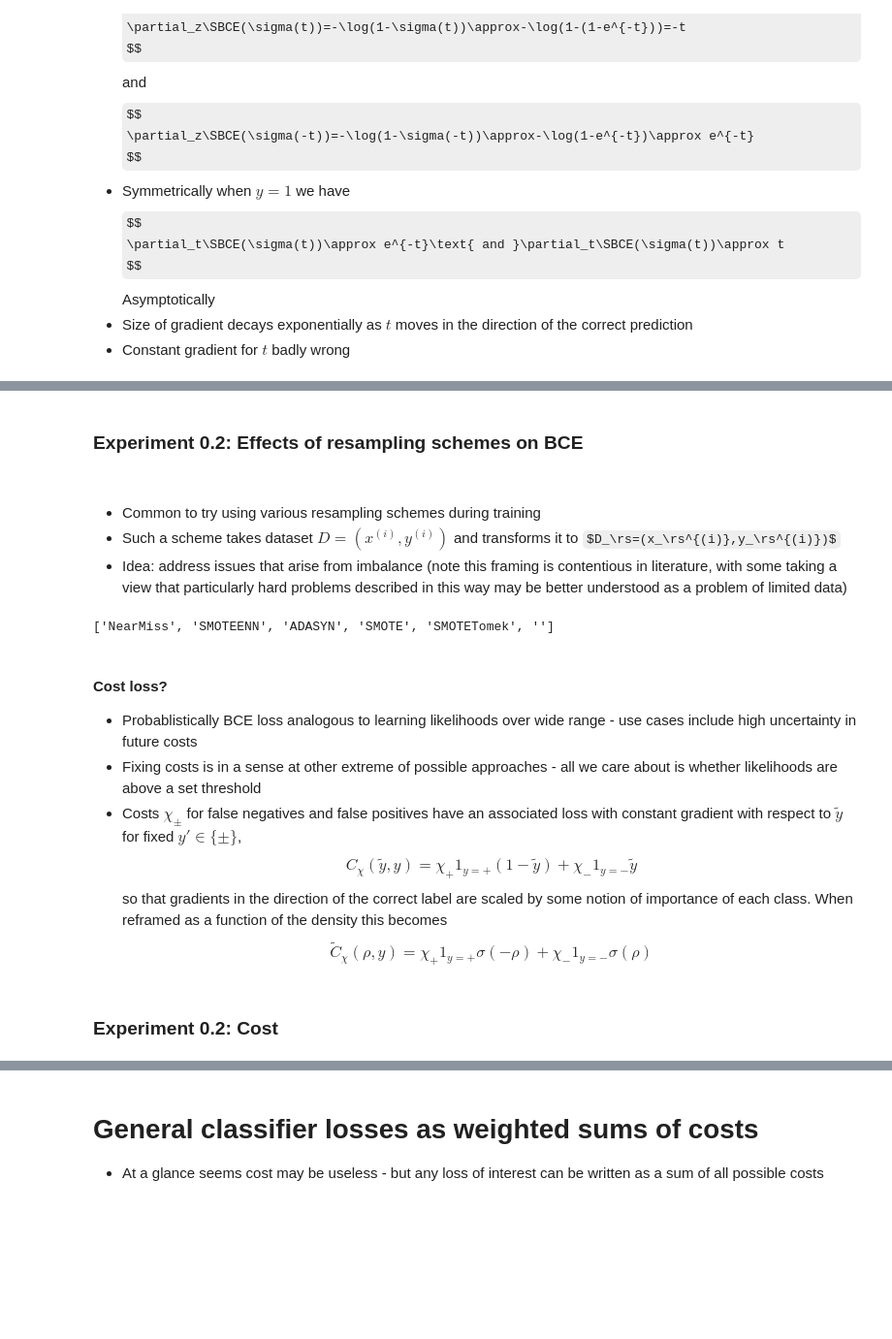
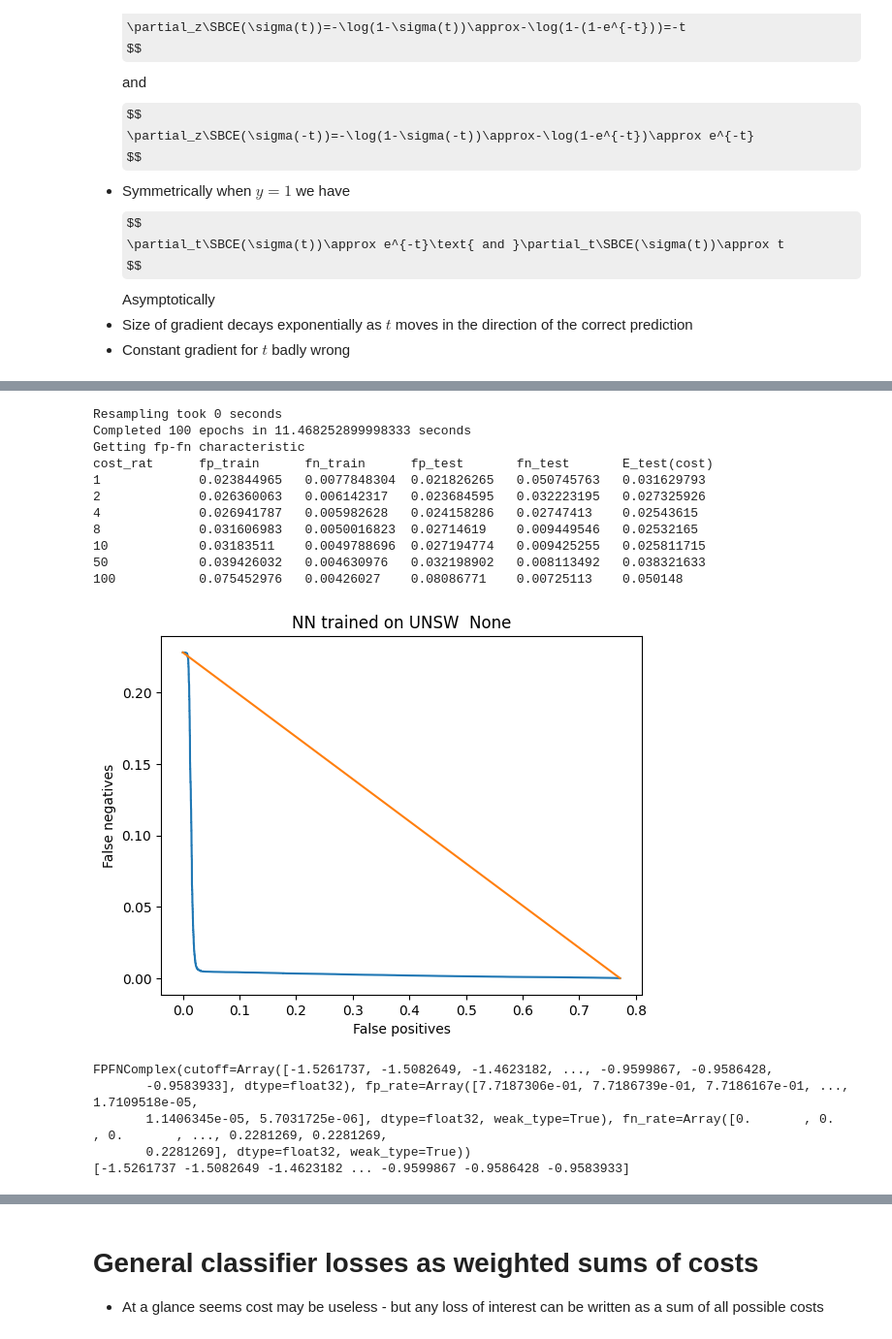
Before and after one commit to gleebourn/constraintawareml, a Jupyter notebook: bitsnlat.ipynb, the cells around one changed output, grey strips where cells are left out. Shown at 97% size. Saved outputs shown, nothing was run; the diff lists cells and outputs as text; code cells hidden in the pictures; some formulas as TeX source; blank space fills up the shorter version.

```diff
--- a/bitsnlat.ipynb
+++ b/bitsnlat.ipynb
@@ -367,10 +381,0 @@ cost_rat      fp_bayes      fn_bayes      fp_optimal    fn_optimal    fp_test
-# %% [markdown]
-### Experiment 0.2: Effects of resampling schemes on BCE
-$\newcommand\rs{\texttt{rs}}$
-- Common to try using various resampling schemes during training
-- Such a scheme takes dataset $D=(x^{(i)},y^{(i)})$ and transforms it to $D_\rs=(x_\rs^{(i)},y_\rs^{(i)})$
-- Idea: address issues that arise from imbalance (note this framing is contentious in literature, with some taking a view that particularly hard problems described in this way may be better understood as a problem of limited data)
-# %%
-print(resamplers_list)
-# %% [output]
-['NearMiss', 'SMOTEENN', 'ADASYN', 'SMOTE', 'SMOTETomek', '']
@@ -384,15 +381,0 @@ for rs in resamplers_list:
-# %% [markdown]
-#### Cost loss?
-- Probablistically BCE loss analogous to learning likelihoods over wide range - use cases include high uncertainty in future costs
-- Fixing costs is in a sense at other extreme of possible approaches - all we care about is whether likelihoods are above a set threshold
-- Costs $\chi_\pm$ for false negatives and false positives have an associated loss with constant gradient with respect to $\tilde y$ for fixed $y'\in\{\pm\}$,
-$$
-C_\chi(\tilde y,y)=\chi_+1_{y=+}(1-\tilde y)+\chi_-1_{y=-}\tilde y
-$$
-so that gradients in the direction of the correct label are scaled by some notion of importance of each class.
-When reframed as a function of the density this becomes
-$$
-\widetilde C_\chi(\rho,y)=\chi_+1_{y=+}\sigma(-\rho)+\chi_-1_{y=-}\sigma(\rho)
-$$
-# %% [markdown]
-### Experiment 0.2: Cost
@@ -411,0 +382,22 @@ for cr in cost_rats+[200,400]:
+# %%
+nn_bce.fit()
+nn_bce.report()
+nn_bce.plot()
+# %% [output]
+Resampling took 0 seconds
+Completed 100 epochs in 11.468252899998333 seconds
+Getting fp-fn characteristic
+cost_rat      fp_train      fn_train      fp_test       fn_test       E_test(cost)
+1             0.023844965   0.0077848304  0.021826265   0.050745763   0.031629793
+2             0.026360063   0.006142317   0.023684595   0.032223195   0.027325926
+4             0.026941787   0.005982628   0.024158286   0.02747413    0.02543615
+8             0.031606983   0.0050016823  0.02714619    0.009449546   0.02532165
+10            0.03183511    0.0049788696  0.027194774   0.009425255   0.025811715
+50            0.039426032   0.004630976   0.032198902   0.008113492   0.038321633
+100           0.075452976   0.00426027    0.08086771    0.00725113    0.050148
+[figure, added]
+FPFNComplex(cutoff=Array([-1.5261737, -1.5082649, -1.4623182, ..., -0.9599867, -0.9586428,
+       -0.9583933], dtype=float32), fp_rate=Array([7.7187306e-01, 7.7186739e-01, 7.7186167e-01, ..., 1.7109518e-05,
+       1.1406345e-05, 5.7031725e-06], dtype=float32, weak_type=True), fn_rate=Array([0.       , 0.       , 0.       , ..., 0.2281269, 0.2281269,
+       0.2281269], dtype=float32, weak_type=True))
+[-1.5261737 -1.5082649 -1.4623182 ... -0.9599867 -0.9586428 -0.9583933]
```
Also changed, not shown: parts of 49 cells of this notebook, 1 other file.
